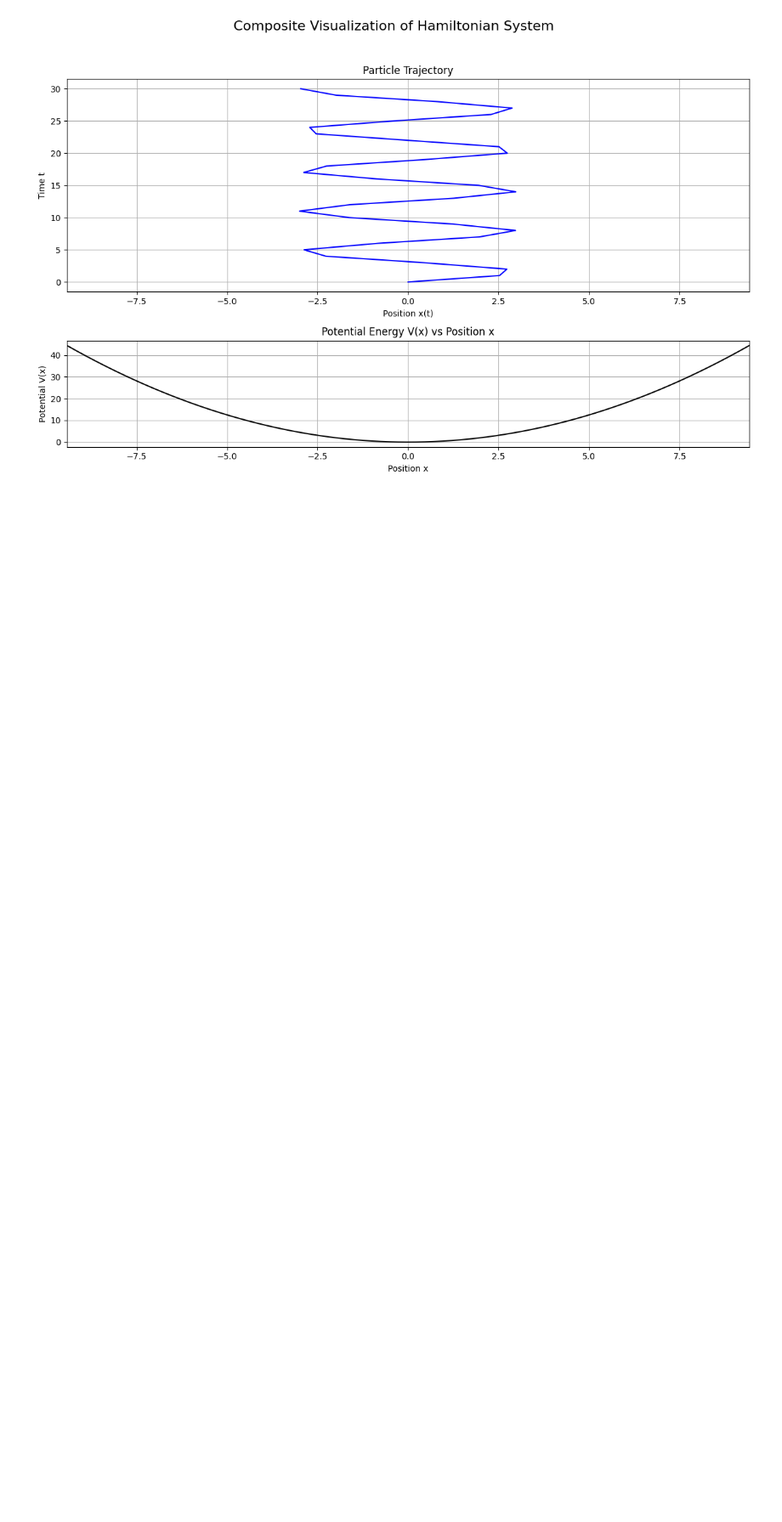
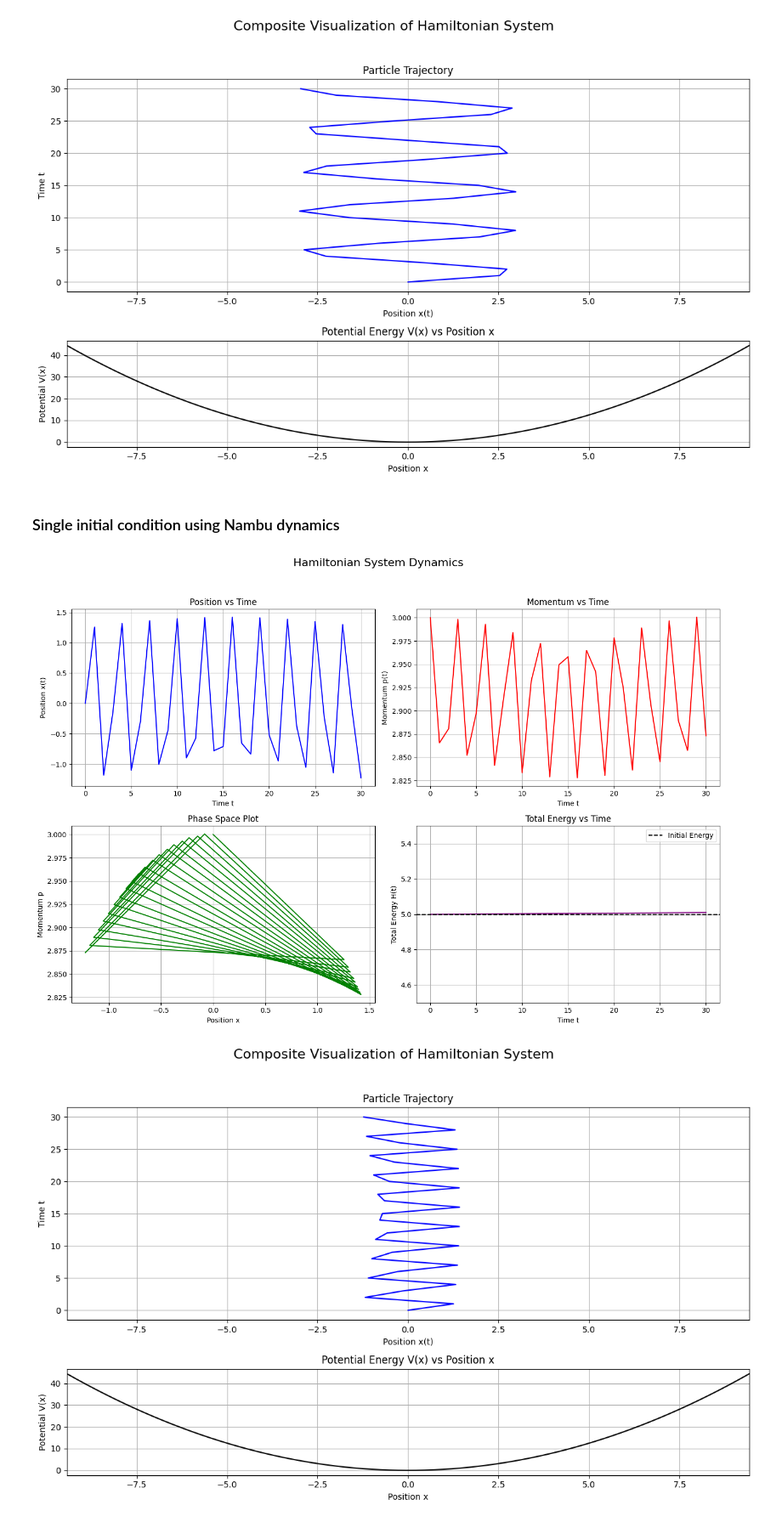
Before and after one commit to Greyyy-HJC/hmc_ft, a Jupyter notebook: harmonic_oscillator.ipynb, the cells around one changed output. Shown at 85% size. Saved outputs shown, nothing was run; the diff lists cells and outputs as text; code cells hidden in the pictures; blank space fills up the shorter version.

```diff
--- a/harmonic_oscillator.ipynb
+++ b/harmonic_oscillator.ipynb
@@ -41,3 +46,43 @@ plotter.composite_plot(x_sampled, t_sampled, potential)
 # %% [output]
 [figure]
 [figure]
+# %% [markdown]
+### Single initial condition using Nambu dynamics
+# %%
+# Input settings
+k = 1.0  # Spring constant
+m = 1.0  # Mass
+t_max = 30.0  # Maximum time for simulation
+delta_t = 0.0001  # Time step
+
+# Define the Nambu dynamics equations
+def x_dot(x, p, r):
+    return p * r
+
+def p_dot(x, p, r):
+    return -(k / 2) * r * x
+
+def r_dot(x, p, r):
+    return -(k / 2) * p * x
+
+# Initial conditions
+x0 = 0.0
+p0 = 3.0
+r0 = 1.0
+
+nambu_system = NambuSystem(x_dot, p_dot, r_dot, t_max, delta_t)
+
+t_array, x_array, p_array, r_array = nambu_system.simulate(x0, p0, r0)
+
+t_sampled, x_sampled, p_sampled, r_sampled = nambu_system.sample_data(t_array, x_array, p_array, r_array)
+
+from plot_class import Plotter
+energy_sampled = 0.5 * (p_sampled**2) / m + 0.5 * (r_sampled**2) / m + k * (x_sampled**2) / 2
+potential = lambda x: k * (x**2) / 2
+
+plotter = Plotter()
+plotter.static_plots(t_sampled, x_sampled, p_sampled, energy_sampled)
+plotter.composite_plot(x_sampled, t_sampled, potential)
+# %% [output]
+[figure, added]
+[figure, added]
```
Also changed, not shown: parts of 10 cells of this notebook, 3 other files.
